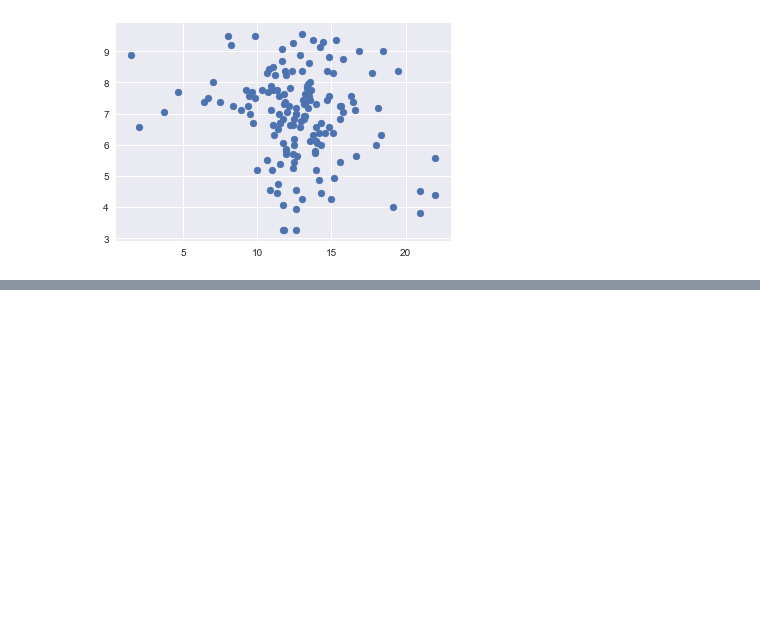
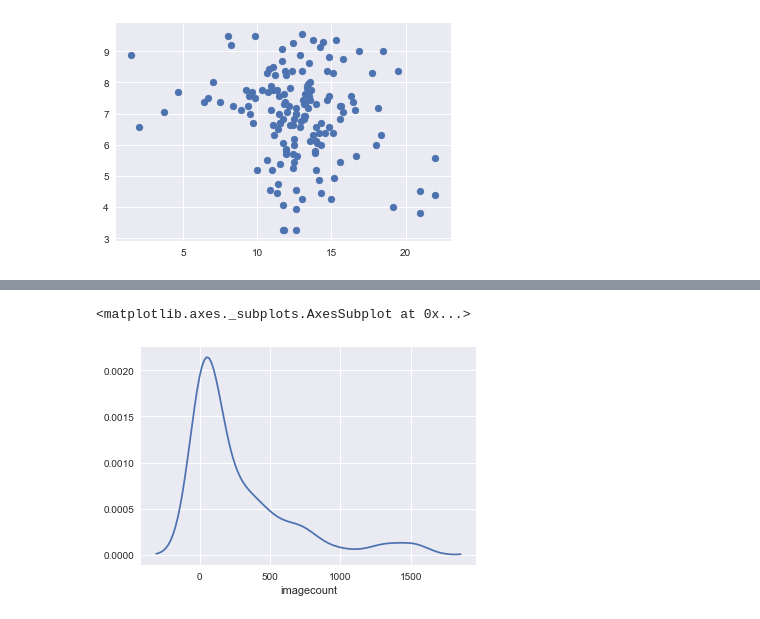
Before and after one commit to JeroenSchmidt/UvA-DSF-group, a Jupyter notebook: uc2/exploration_notebooks/rafael/Initial EDA.ipynb, the cells around one changed output, grey strips where cells are left out. Saved outputs shown, nothing was run; the diff lists cells and outputs as text; code cells hidden in the pictures; blank space fills up the shorter version.

```diff
--- a/uc2/exploration_notebooks/rafael/Initial EDA.ipynb
+++ b/uc2/exploration_notebooks/rafael/Initial EDA.ipynb
@@ -393,0 +449,5 @@ plt.scatter(df_merge.time_of_day_x, df_merge.PERMA)
+# %%
+sns.distplot(df_merge.imagecount, hist=False)
+# %% [output]
+<matplotlib.axes._subplots.AxesSubplot at 0x...>
+[figure, added]
```
Also changed, not shown: parts of 5 cells of this notebook, 1 other file.
